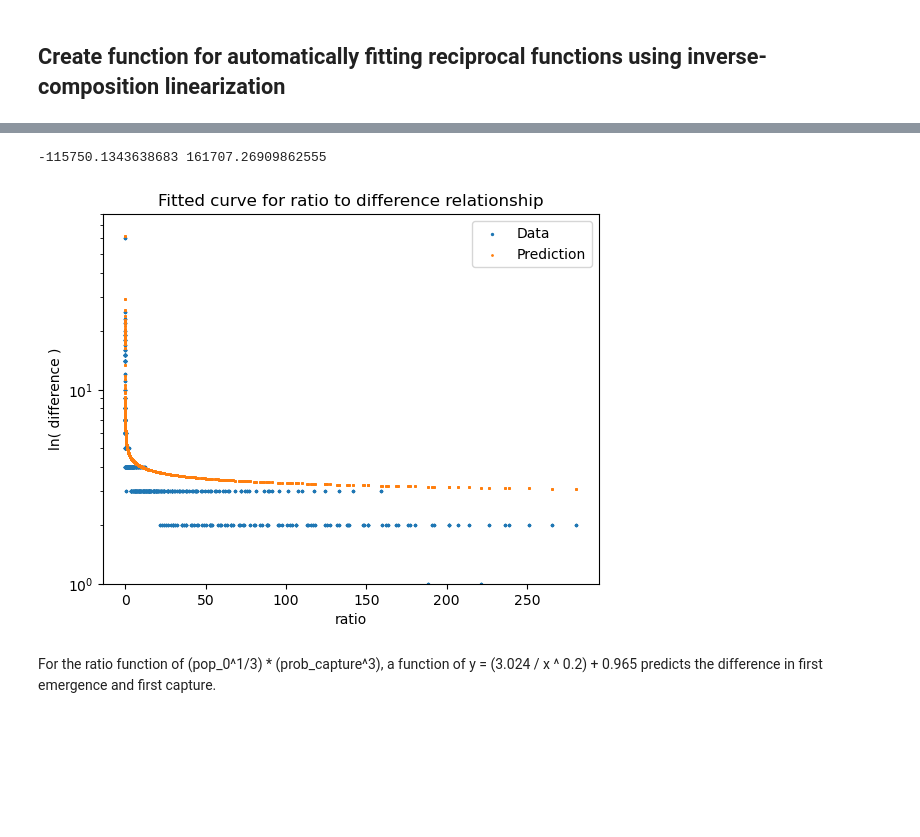
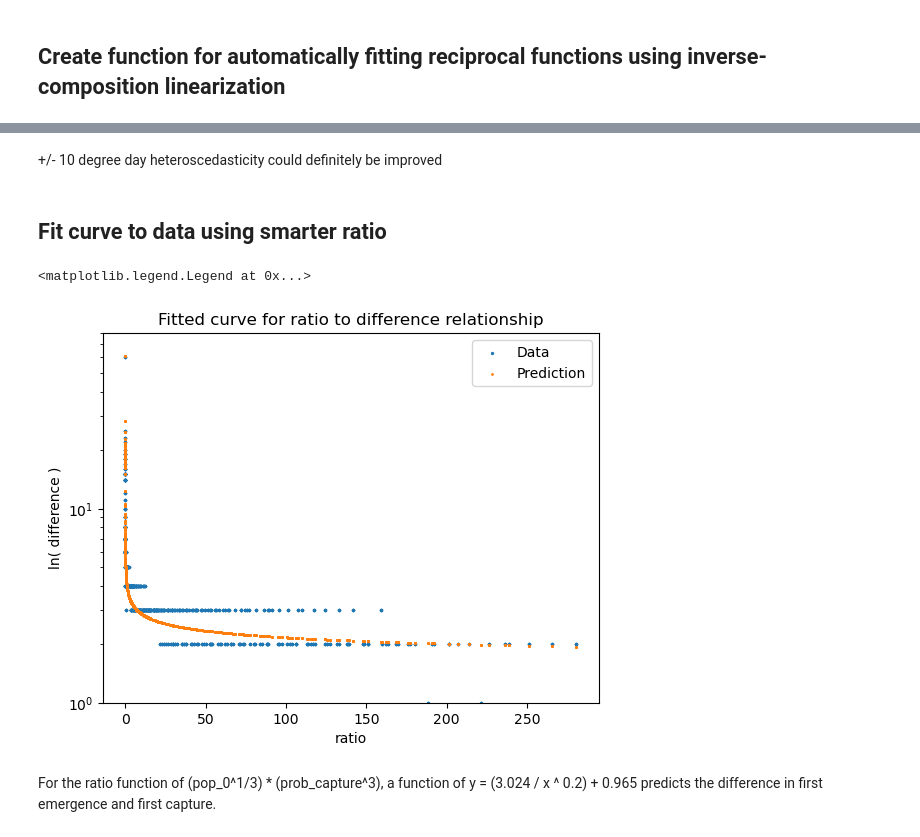
Before and after one commit to PacificBird/InsectPhenologyCaptureSim, a Jupyter notebook: multi_analysis.ipynb, the cells around one changed output, grey strips where cells are left out. Saved outputs shown, nothing was run; the diff lists cells and outputs as text; code cells hidden in the pictures; blank space fills up the shorter version.

```diff
--- a/multi_analysis.ipynb
+++ b/multi_analysis.ipynb
@@ -23,5 +23,6 @@ for frame in dfs:
         pop_0 = frame.head(1).pop_0.iloc[0]
         prob_capture = frame.head(1).prob_capture.iloc[0]
         mating_delay = frame.head(1).mating_delay.iloc[0]
+        ratio_naive = pop_0 * prob_capture
         ratio = (pop_0 ** 1/3) * (prob_capture ** 3)
-        first_capture_data.append((diff, ratio, pop_0, prob_capture, mating_delay))
+        first_capture_data.append((diff, ratio, ratio_naive, pop_0, prob_capture, mating_delay))
@@ -28,7 +31,7 @@ for frame in dfs:
 # %% [markdown]
 ## Organize data into three dataframes, a unified frame, an explanitory varaible frame, and a dependent variable frame
 # %%
-capture_df = pd.DataFrame(first_capture_data, columns=['difference', 'ratio', 'pop_0', 'prob_capture', 'mating_delay'])
+capture_df = pd.DataFrame(first_capture_data, columns=['difference', 'ratio', 'naive_ratio', 'pop_0', 'prob_capture', 'mating_delay'])
 df_x = capture_df.drop('difference', axis=1)
 df_y = capture_df['difference']
 # %% [markdown]
@@ -80,33 +141,31 @@ autofit_reciprocal(capture_df.ratio, capture_df.difference)
+# %% [markdown]
++/- 10 degree day heteroscedasticity could definitely be improved
+# %% [markdown]
+## Fit curve to data using smarter ratio
 # %%
-def func(x, a, b, c):
-    ''' inverse of reciprocal function to fit based on linearity '''
-    return np.power(np.multiply(np.reciprocal(np.subtract(x, b)), a), 1 / c)
+x = capture_df.ratio
+y = capture_df.difference
 
-a = 3.024
-b = 0.965
 c = 0.2
-y = capture_df.difference
-y_linear = func(capture_df.difference, a, b, c)
-x = capture_df.ratio
+a, b = autofit_reciprocal(x, y, 3, 0.7, c)
 
-p, res, _, _, _ = np.polyfit(x, y_linear, 1, full=True, w=np.log(y))
+y_linear = np.power(np.multiply(np.reciprocal(np.subtract(y, b)), a), 1 / c)
 
 fitted_x = np.linspace(x.min(), x.max(),1000)
 fitted_y = np.add(np.multiply(np.reciprocal(np.power(x, c)), a), b)
 
 ax = plt.axes()
 ax.scatter(x, y, label='Data', s=2)
 ax.scatter(x, fitted_y, label='Prediction', s=1)
 ax.set_title('Fitted curve for ratio to difference relationship')
 ax.set_ylabel('ln( difference )')
 ax.set_yscale('log') # view in log to emphasize small differences
 ax.set_ylim(1, 80)
 ax.set_xlabel('ratio')
 ax.legend()
-print(*p) # adjust a, b, and c based on how close these values are to a y=x curve
 # %% [output]
--115750.1343638683 161707.26909862555
+<matplotlib.legend.Legend at 0x...>
-[figure, old version]
+[figure, new version]
 # %% [markdown]
 For the ratio function of (pop_0^1/3) * (prob_capture^3), a function of y = (3.024 / x ^ 0.2) + 0.965 predicts the difference in first emergence and first capture.
 # %% [markdown]
```
Also changed, not shown: parts of 11 cells of this notebook.
